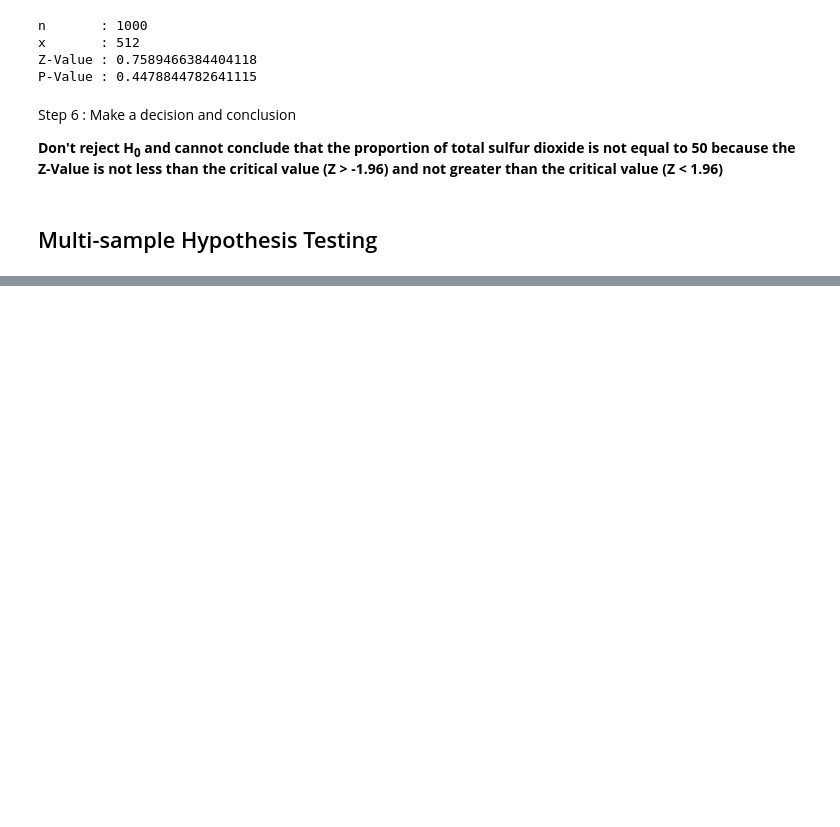
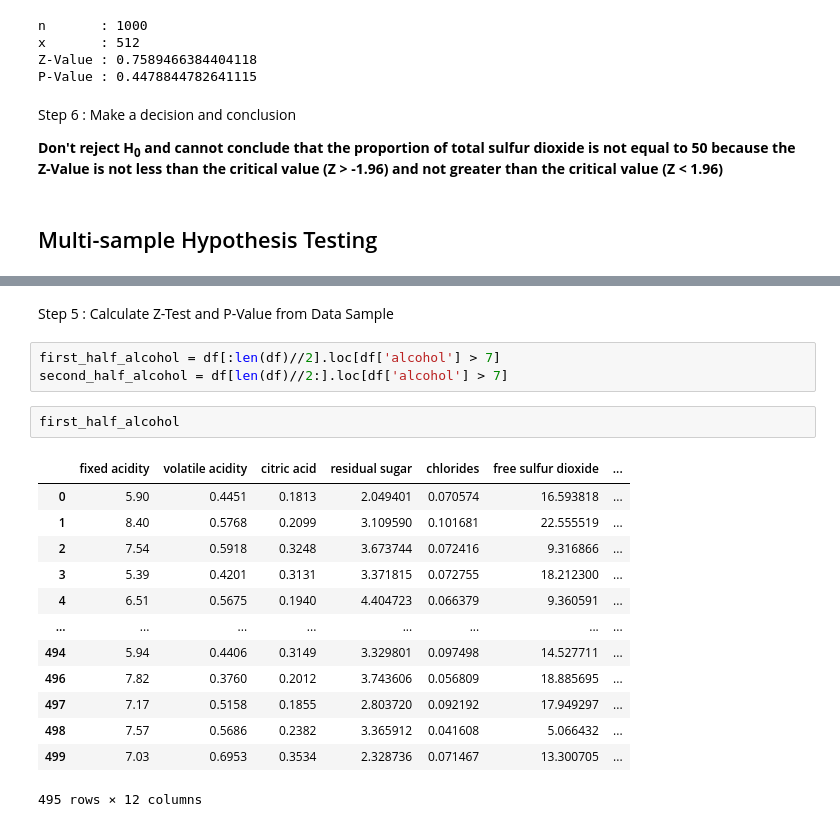
Before and after one commit to maikeljh/TubesProbstatGan, a Jupyter notebook: src/main.ipynb, the cells around one changed output, grey strips where cells are left out. Cells and saved outputs as stored; diff of their text form; blank space fills up the shorter version.

```diff
--- a/src/main.ipynb
+++ b/src/main.ipynb
@@ -572,0 +883,21 @@ Step 6 : Make a decision and conclusion
+# %% [markdown]
+Step 5 : Calculate Z-Test and P-Value from Data Sample
+# %%
+first_half_alcohol = df[:len(df)//2].loc[df['alcohol'] > 7]
+second_half_alcohol = df[len(df)//2:].loc[df['alcohol'] > 7]
+# %%
+first_half_alcohol
+# %% [output]
+|  | fixed acidity | volatile acidity | citric acid | residual sugar | chlorides | free sulfur dioxide | ... |
+| 0 | 5.90 | 0.4451 | 0.1813 | 2.049401 | 0.070574 | 16.593818 | ... |
+| 1 | 8.40 | 0.5768 | 0.2099 | 3.109590 | 0.101681 | 22.555519 | ... |
+| 2 | 7.54 | 0.5918 | 0.3248 | 3.673744 | 0.072416 | 9.316866 | ... |
+| 3 | 5.39 | 0.4201 | 0.3131 | 3.371815 | 0.072755 | 18.212300 | ... |
+| 4 | 6.51 | 0.5675 | 0.1940 | 4.404723 | 0.066379 | 9.360591 | ... |
+| ... | ... | ... | ... | ... | ... | ... | ... |
+| 494 | 5.94 | 0.4406 | 0.3149 | 3.329801 | 0.097498 | 14.527711 | ... |
+| 496 | 7.82 | 0.3760 | 0.2012 | 3.743606 | 0.056809 | 18.885695 | ... |
+| 497 | 7.17 | 0.5158 | 0.1855 | 2.803720 | 0.092192 | 17.949297 | ... |
+| 498 | 7.57 | 0.5686 | 0.2382 | 3.365912 | 0.041608 | 5.066432 | ... |
+| 499 | 7.03 | 0.6953 | 0.3534 | 2.328736 | 0.071467 | 13.300705 | ... |
+495 rows × 12 columns
```
Also changed, not shown: parts of 69 cells of this notebook, 1 other file.
